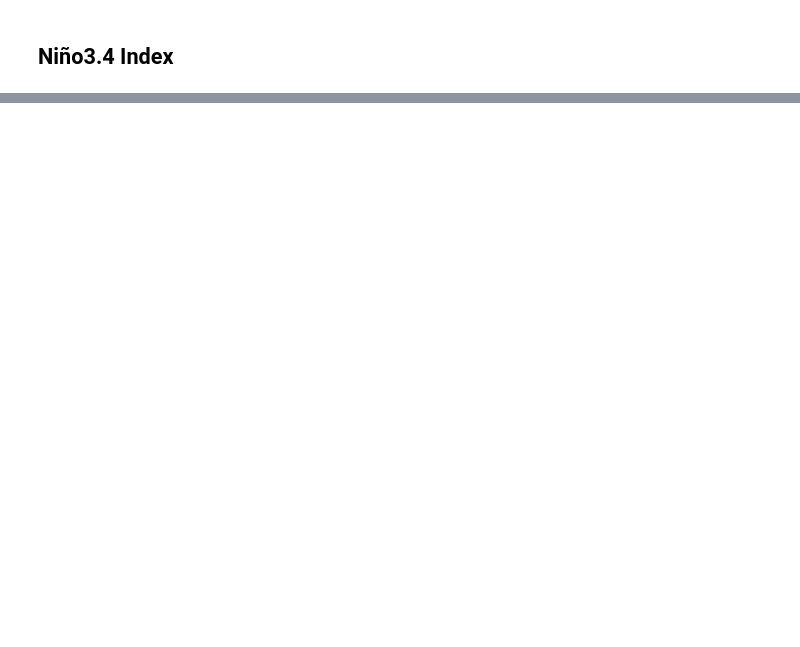
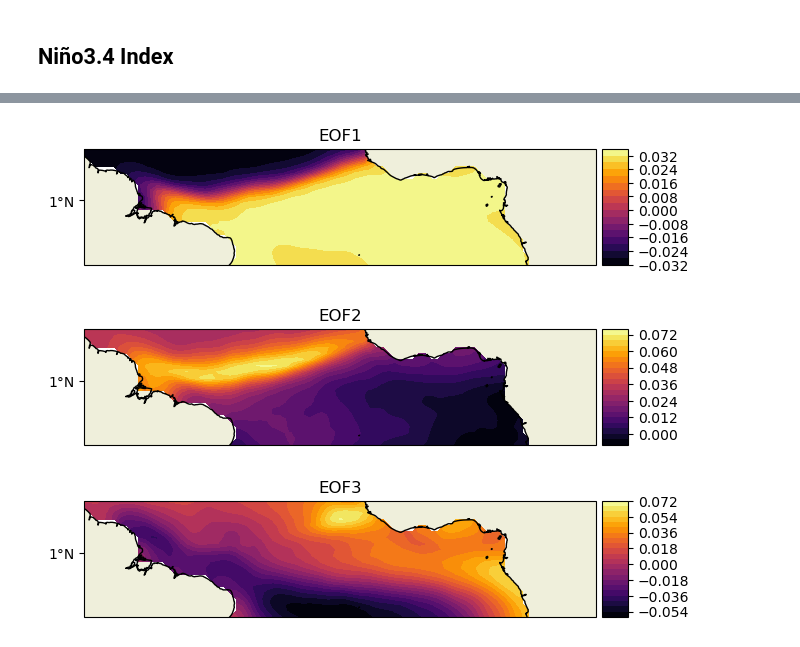
Before and after one commit to allan3prez/ATLN_HG, a Jupyter notebook: CESM_LENS2_ATLN_ENSO.ipynb, the cells around one changed output, grey strips where cells are left out. Cells and saved outputs as stored; diff of their text form; code cells hidden in the pictures; blank space fills up the shorter version.

```diff
--- a/CESM_LENS2_ATLN_ENSO.ipynb
+++ b/CESM_LENS2_ATLN_ENSO.ipynb
@@ -145,0 +220,9 @@ Attributes:
+# %%
+# # get weighted latitudes
+# weights = np.cos(np.deg2rad(ATL_hadisst.latitude))
+# weights.name = "weights"
+# not necessary to weight on mean through time
+ATL_clim = ATL_hadisst.mean(dim='time').compute()
+ATL_anom = ATL_hadisst - ATL_clim
+# all anomaly fields were linearly detrended
+ATL_anom_dtrend = detrend_dim(ATL_anom, dim='time')
@@ -145,0 +241,8 @@ Attributes:
+# %%
+for i in components['mode'].values:
+    mode = components.sel(mode=i)
+    ds_map(mode, name=f'EOF{i}')
+# %% [output]
+[figure, added]
+[figure, added]
+[figure, added]
```
Also changed, not shown: parts of 25 cells of this notebook.
